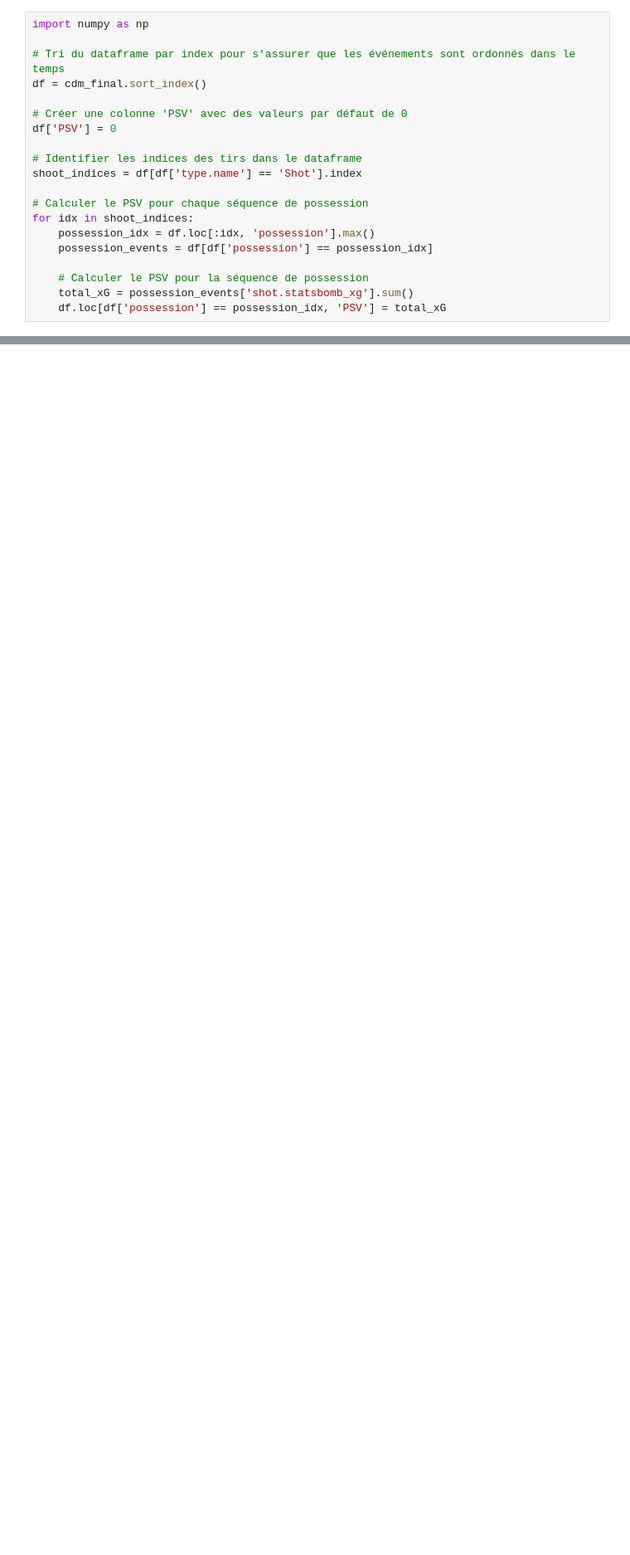
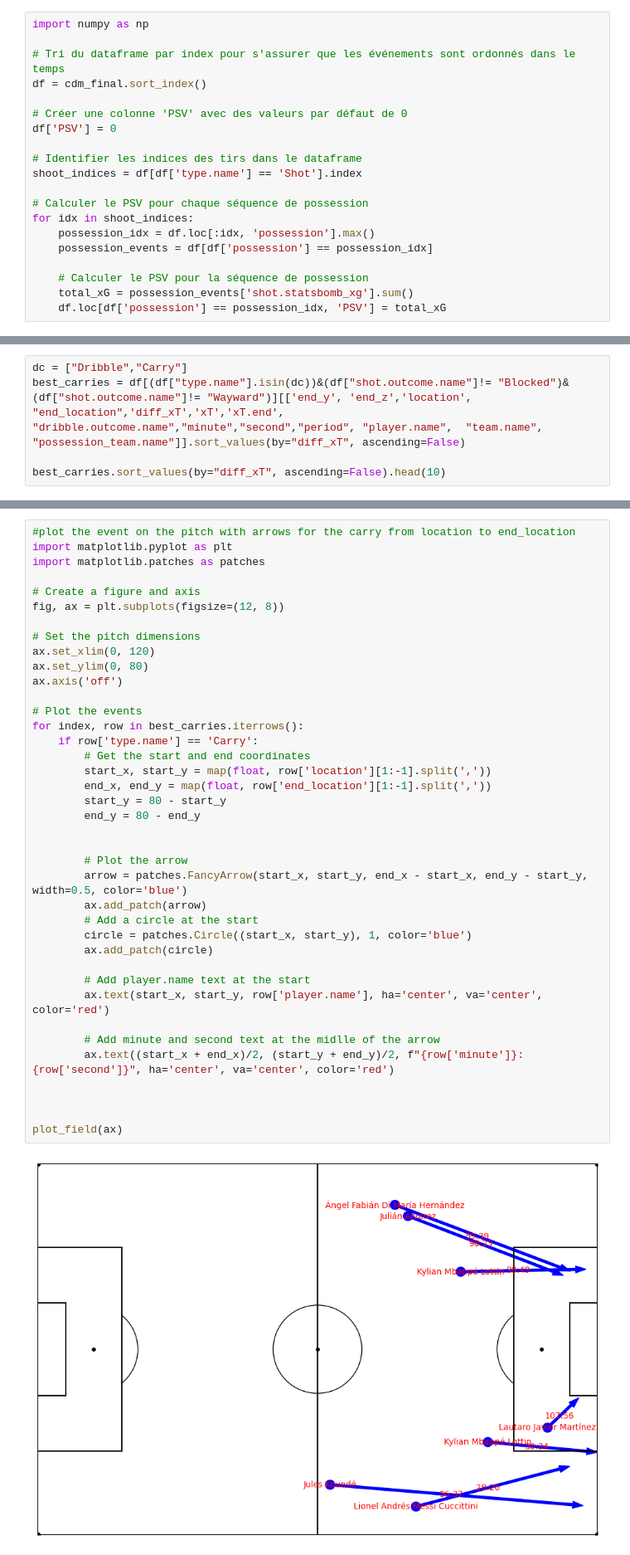
Before and after one commit to tomasnp/Datacamp, a Jupyter notebook: obv.ipynb, the cells around one changed output, grey strips where cells are left out. Shown at 83% size. Drawn from its saved outputs; the diff is of its cells as text; blank space fills up the shorter version.

```diff
--- a/obv.ipynb
+++ b/obv.ipynb
@@ -87,0 +365,5 @@ df[["minute","possession", "player.name","change_of_possession", "type.name", "P
+# %%
+dc = ["Dribble","Carry"]
+best_carries = df[(df["type.name"].isin(dc))&(df["shot.outcome.name"]!= "Blocked")&(df["shot.outcome.name"]!= "Wayward")][['end_y', 'end_z','location', "end_location",'diff_xT','xT','xT.end', "dribble.outcome.name","minute","second","period", "player.name",  "team.name", "possession_team.name"]].sort_values(by="diff_xT", ascending=False)
+
+best_carries.sort_values(by="diff_xT", ascending=False).head(10)
@@ -87,0 +428,41 @@ df[["minute","possession", "player.name","change_of_possession", "type.name", "P
+# %%
+#plot the event on the pitch with arrows for the carry from location to end_location
+import matplotlib.pyplot as plt
+import matplotlib.patches as patches
+
+# Create a figure and axis
+fig, ax = plt.subplots(figsize=(12, 8))
+
+# Set the pitch dimensions
+ax.set_xlim(0, 120)
+ax.set_ylim(0, 80)
+ax.axis('off')
+
+# Plot the events
+for index, row in best_carries.iterrows():
+    if row['type.name'] == 'Carry':
+        # Get the start and end coordinates
+        start_x, start_y = map(float, row['location'][1:-1].split(','))
+        end_x, end_y = map(float, row['end_location'][1:-1].split(','))
+        start_y = 80 - start_y
+        end_y = 80 - end_y
+
+
+        # Plot the arrow
+        arrow = patches.FancyArrow(start_x, start_y, end_x - start_x, end_y - start_y, width=0.5, color='blue')
+        ax.add_patch(arrow)
+        # Add a circle at the start
+        circle = patches.Circle((start_x, start_y), 1, color='blue')
+        ax.add_patch(circle)
+
+        # Add player.name text at the start
+        ax.text(start_x, start_y, row['player.name'], ha='center', va='center', color='red')
+
+        # Add minute and second text at the midlle of the arrow
+        ax.text((start_x + end_x)/2, (start_y + end_y)/2, f"{row['minute']}:{row['second']}", ha='center', va='center', color='red')
+
+
+
+plot_field(ax)
+# %% [output]
+[figure, added]
```
Also changed, not shown: parts of 33 cells of this notebook, 2 other files.
